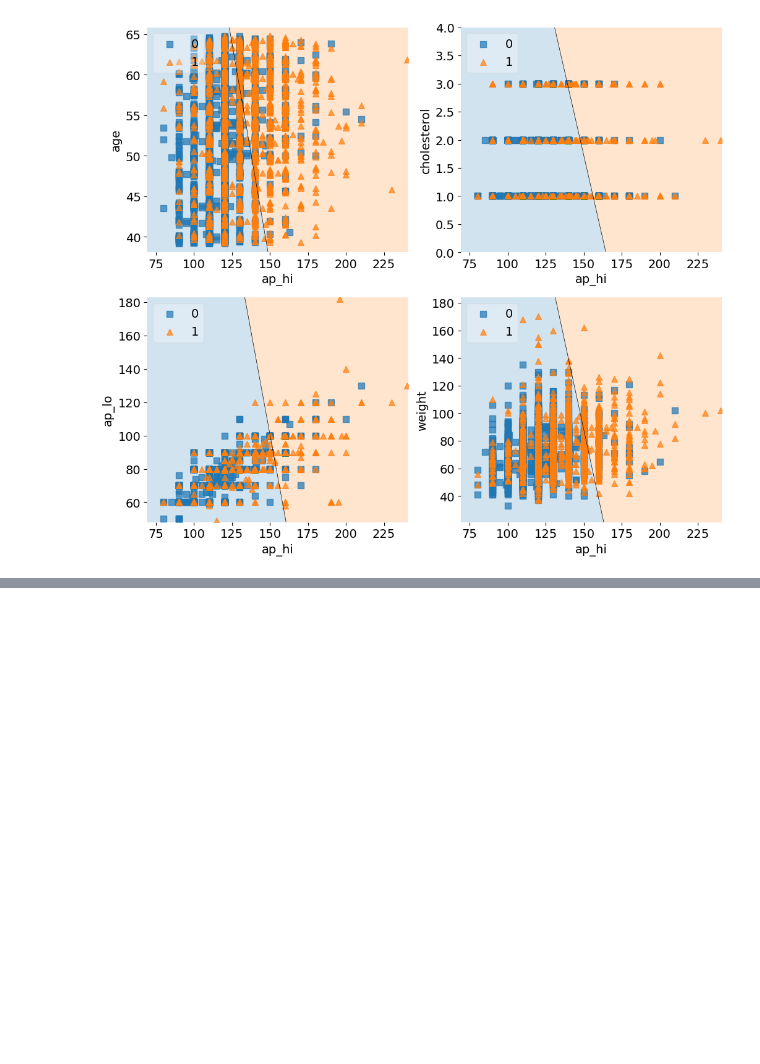
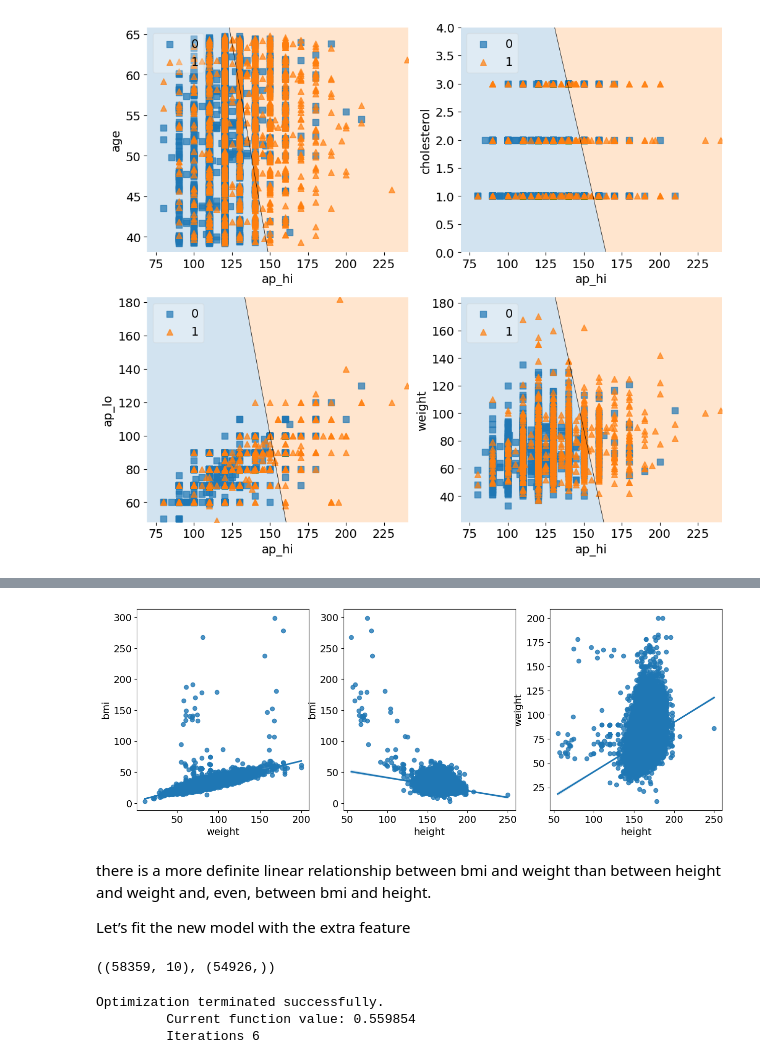
Before and after one commit to Chirag314/Interpretable-machine-learning, a Jupyter notebook: CVD.ipynb, the cells around one changed output, grey strips where cells are left out. Drawn from its saved outputs; the diff is of its cells as text; code cells hidden in the pictures; blank space fills up the shorter version.

```diff
--- a/CVD.ipynb
+++ b/CVD.ipynb
@@ -307,0 +324,16 @@ plt.show()
+# %%
+X2=train.drop(['cardio'],axis=1).copy()
+X2['bmi']=X2["weight"]/(X2["height"]/100)**2
+# %%
+fig,(ax1,ax2,ax3)=plt.subplots(1,3,figsize=(15,4))
+sns.regplot(x='weight',y='bmi',data=X2,ax=ax1)
+sns.regplot(x='height',y='bmi',data=X2,ax=ax2)
+sns.regplot(x='height',y='weight',data=X2,ax=ax3)
+plt.subplots_adjust(top=1,bottom=0,hspace=0.2,wspace=0.2)
+plt.show()
+# %% [output]
+[figure, added]
+# %% [markdown]
+there is a more definite linear relationship between bmi and weight than between height and weight and, even, between bmi and height.
+
+Let’s fit the new model with the extra feature
@@ -307,0 +342,14 @@ plt.show()
+# %%
+X2_train.shape,y_train.shape
+# %% [output]
+((58359, 10), (54926,))
+# %%
+
+X2_train,X2_test,__,_=train_test_split(X2,y,test_size=0.2,random_state=42)
+#X2_train, X2_test = X2_train.align(X2_test, axis=1)
+log_model2=sm.Logit(y_train,sm.add_constant(X2_train))
+log_result2=log_model2.fit()
+# %% [output]
+Optimization terminated successfully.
+         Current function value: 0.559854
+         Iterations 6
```
Also changed, not shown: parts of 5 cells of this notebook.
